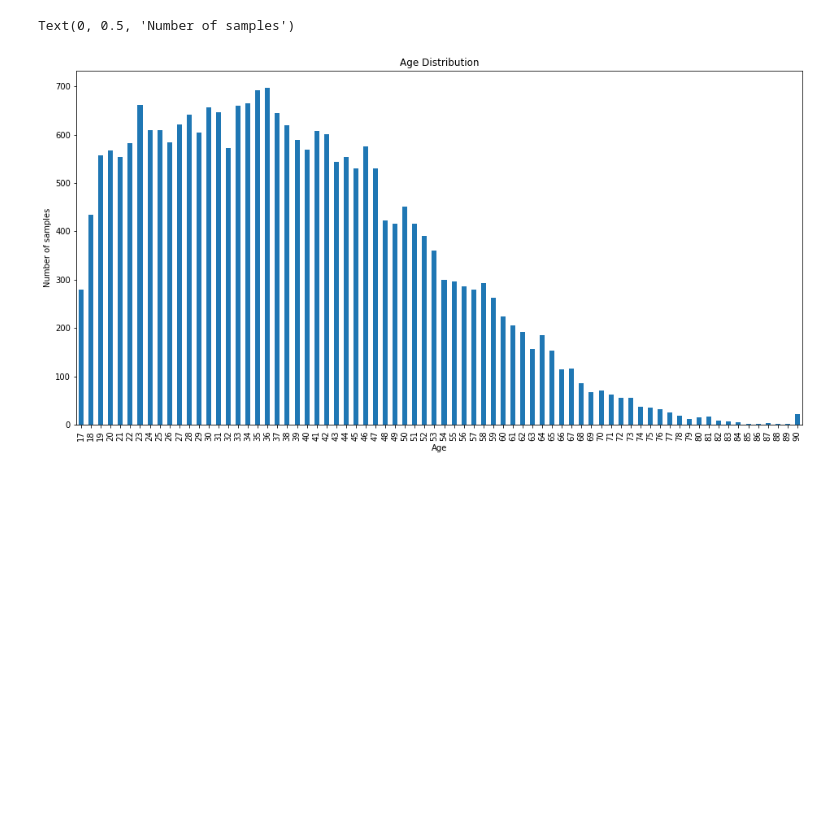
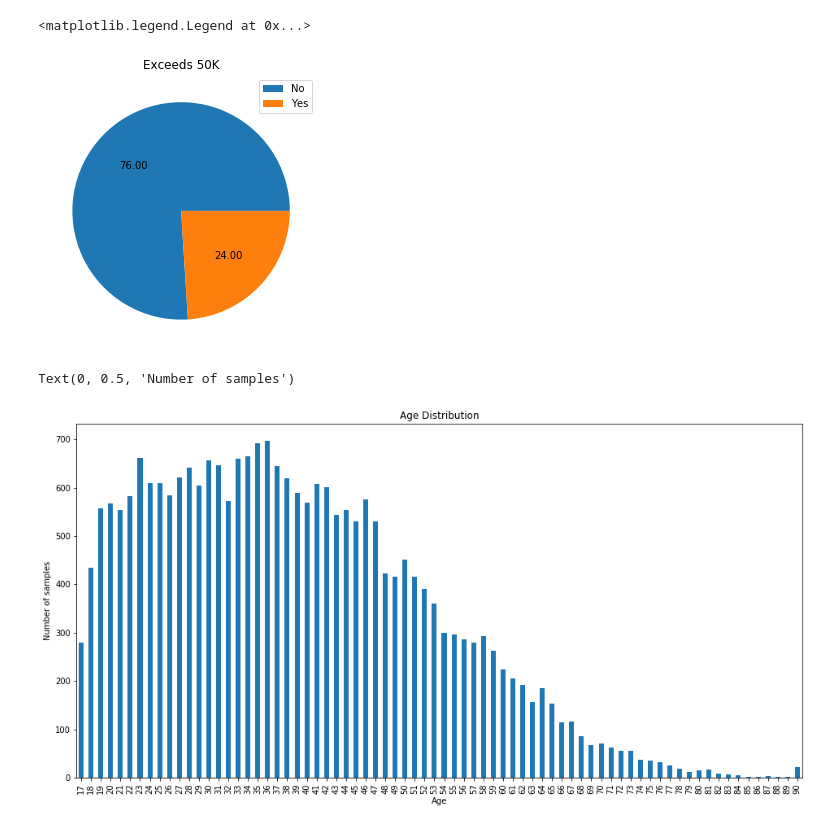
Before and after one commit to wangchi92/income-prediction, a Jupyter notebook: DataAnalysis.ipynb, the cells around one changed output. Cells and saved outputs as stored; diff of their text form; code cells hidden in the pictures; blank space fills up the shorter version.

```diff
--- a/DataAnalysis.ipynb
+++ b/DataAnalysis.ipynb
@@ -50,2 +40,10 @@ test_data['exceeds50K'] = test_ground_truths
+# %%
+# Data Balance
+exceeds50_graph = train_data['exceeds50K'].value_counts(sort=False).sort_index().plot(kind='pie', title='Exceeds 50K',  figsize=(5,5), autopct='%.2f', labels=None)
+exceeds50_graph.set_ylabel("")
+exceeds50_graph.legend(["No", "Yes"])
+# %% [output]
+<matplotlib.legend.Legend at 0x...>
+[figure, added]
 # %%
 # Age Distribution
```
Also changed, not shown: parts of 9 cells of this notebook, 2 other files.
